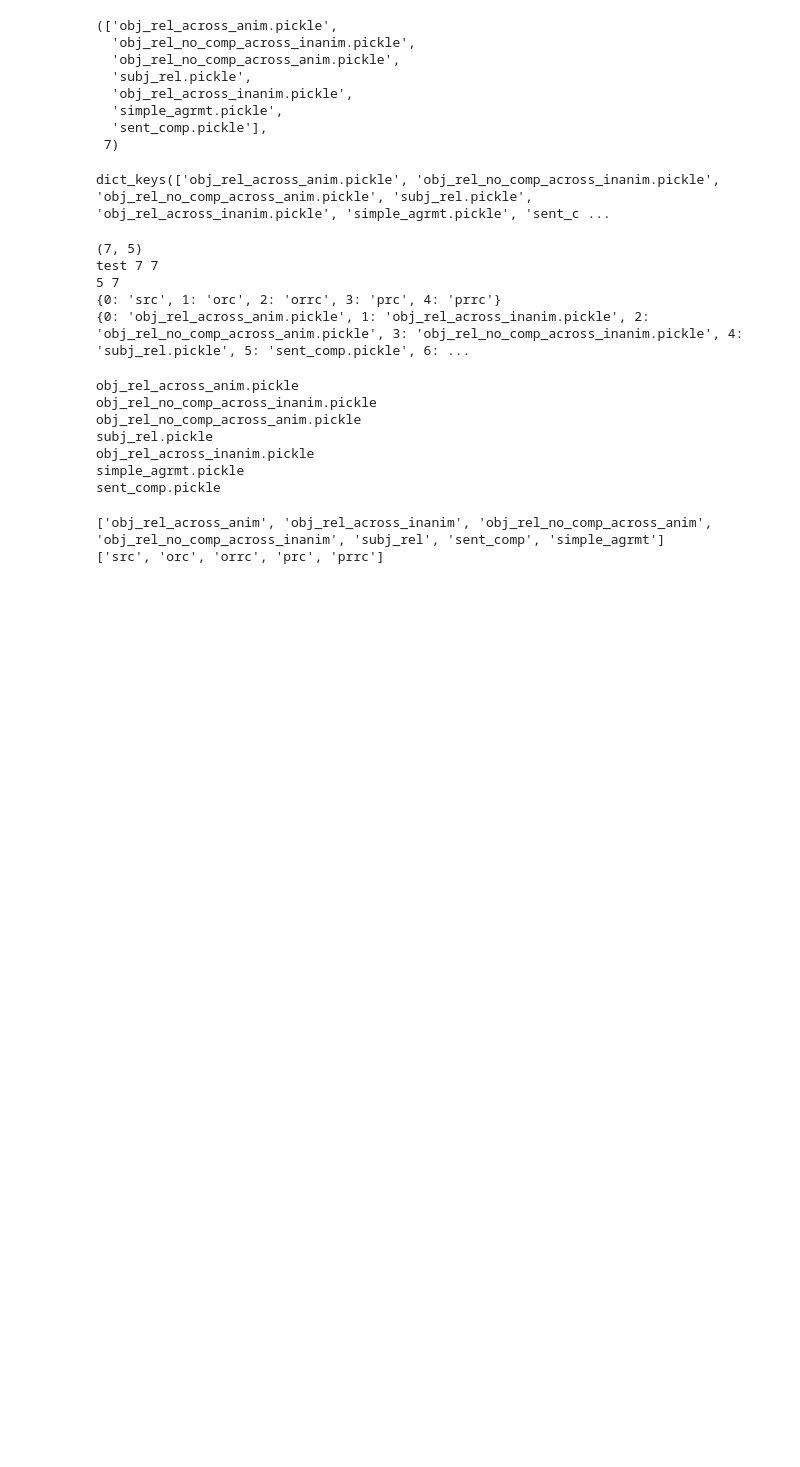
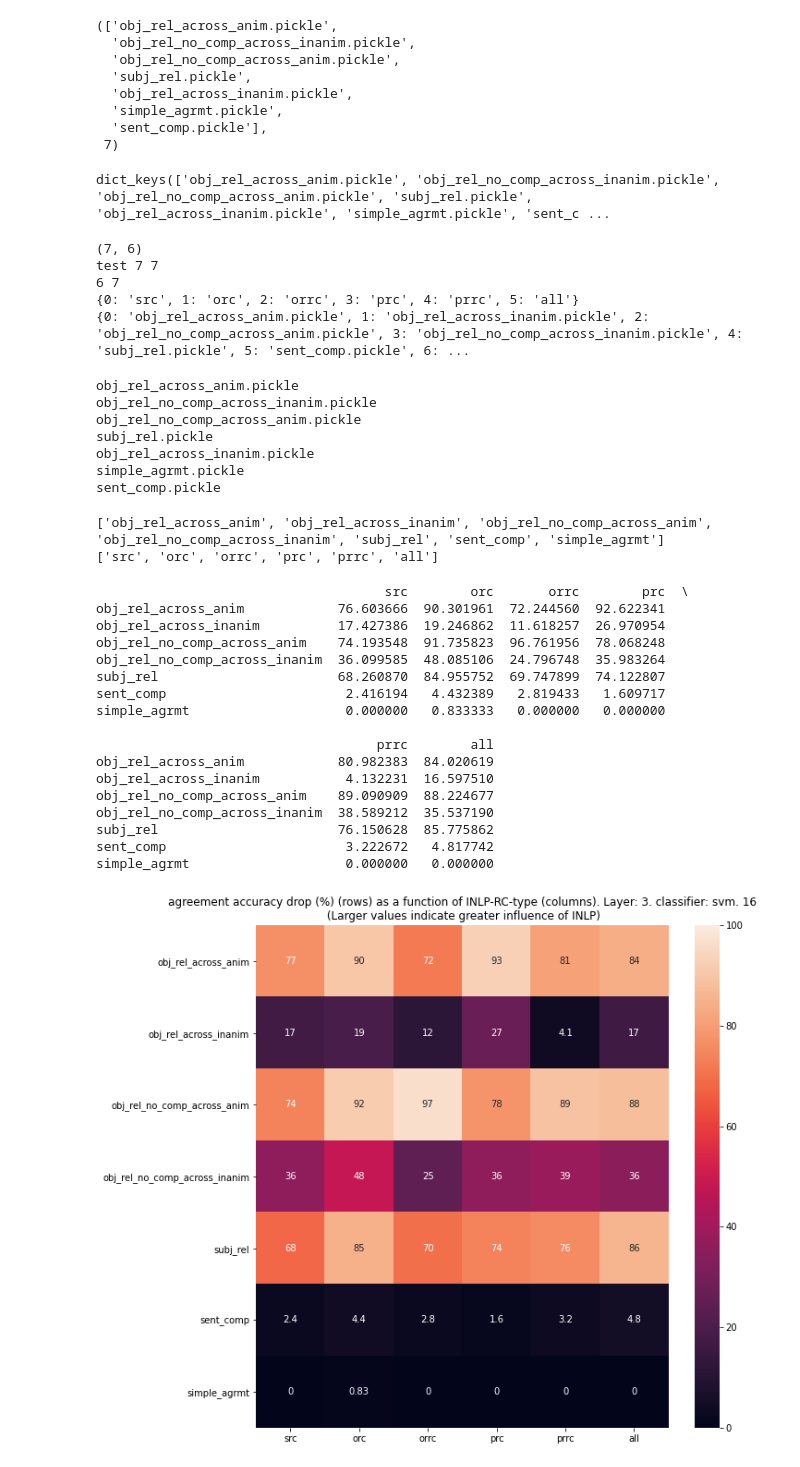
Before and after one commit to Shaul1321/RC-INLP, a Jupyter notebook: src/agreement_results.ipynb, the cells around one changed output. Cells and saved outputs as stored; diff of their text form; code cells hidden in the pictures; blank space fills up the shorter version.

```diff
--- a/src/agreement_results.ipynb
+++ b/src/agreement_results.ipynb
@@ -39,7 +39,7 @@ data.keys()
 # %% [output]
 dict_keys(['obj_rel_across_anim.pickle', 'obj_rel_no_comp_across_inanim.pickle', 'obj_rel_no_comp_across_anim.pickle', 'subj_rel.pickle', 'obj_rel_across_inanim.pickle', 'simple_agrmt.pickle', 'sent_c ...
 # %%
-sims = np.zeros((len(data.keys()), 5))
+sims = np.zeros((len(data.keys()), 6))
 print(sims.shape)
 agrt_types = ["obj_rel_across_anim", "obj_rel_across_inanim", "obj_rel_no_comp_across_anim", "obj_rel_no_comp_across_inanim", "subj_rel", "sent_comp", "simple_agrmt"]
 print("test", len(agrt_types), len(data.keys()))
@@ -54,10 +54,10 @@ print(len(rc_ind2type), len(agrt_type2ind))
 print(rc_ind2type)
 print(agrt_ind2type)
 # %% [output]
-(7, 5)
+(7, 6)
 test 7 7
-5 7
-{0: 'src', 1: 'orc', 2: 'orrc', 3: 'prc', 4: 'prrc'}
+6 7
+{0: 'src', 1: 'orc', 2: 'orrc', 3: 'prc', 4: 'prrc', 5: 'all'}
 {0: 'obj_rel_across_anim.pickle', 1: 'obj_rel_across_inanim.pickle', 2: 'obj_rel_no_comp_across_anim.pickle', 3: 'obj_rel_no_comp_across_inanim.pickle', 4: 'subj_rel.pickle', 5: 'sent_comp.pickle', 6: ...
 # %%
 for k in data.keys():
@@ -77,12 +79,12 @@ for agreement_type in data.keys():
 # %%
 labels_rows = [agrt_ind2type[i].split(".")[0] for i in range(len(agrt_ind2type))]
-#labels_columns = [rc_ind2type[i] for i in range(len(rc_ind2type))]
+labels_columns = [rc_ind2type[i] for i in range(len(rc_ind2type))]
 
 print(labels_rows)
 print(labels_columns)
 # %% [output]
 ['obj_rel_across_anim', 'obj_rel_across_inanim', 'obj_rel_no_comp_across_anim', 'obj_rel_no_comp_across_inanim', 'subj_rel', 'sent_comp', 'simple_agrmt']
-['src', 'orc', 'orrc', 'prc', 'prrc']
+['src', 'orc', 'orrc', 'prc', 'prrc', 'all']
 # %%
 def plot(labels_rows, labels_columns, results, layer, classifier,iters):
 
@@ -98,2 +101,23 @@ def plot(labels_rows, labels_columns, results, layer, classifier,iters):
     plt.show()
+# %%
+plot(labels_rows, labels_columns, sims, "3", "svm", "16")
+# %% [output]
+                                     src        orc       orrc        prc  \
+obj_rel_across_anim            76.603666  90.301961  72.244560  92.622341
+obj_rel_across_inanim          17.427386  19.246862  11.618257  26.970954
+obj_rel_no_comp_across_anim    74.193548  91.735823  96.761956  78.068248
+obj_rel_no_comp_across_inanim  36.099585  48.085106  24.796748  35.983264
+subj_rel                       68.260870  84.955752  69.747899  74.122807
+sent_comp                       2.416194   4.432389   2.819433   1.609717
+simple_agrmt                    0.000000   0.833333   0.000000   0.000000
+
+                                    prrc        all
+obj_rel_across_anim            80.982383  84.020619
+obj_rel_across_inanim           4.132231  16.597510
+obj_rel_no_comp_across_anim    89.090909  88.224677
+obj_rel_no_comp_across_inanim  38.589212  35.537190
+subj_rel                       76.150628  85.775862
+sent_comp                       3.222672   4.817742
+simple_agrmt                    0.000000   0.000000
+[figure, added]
 # %%
```
Also changed, not shown: parts of 7 cells of this notebook, 8 other files.
